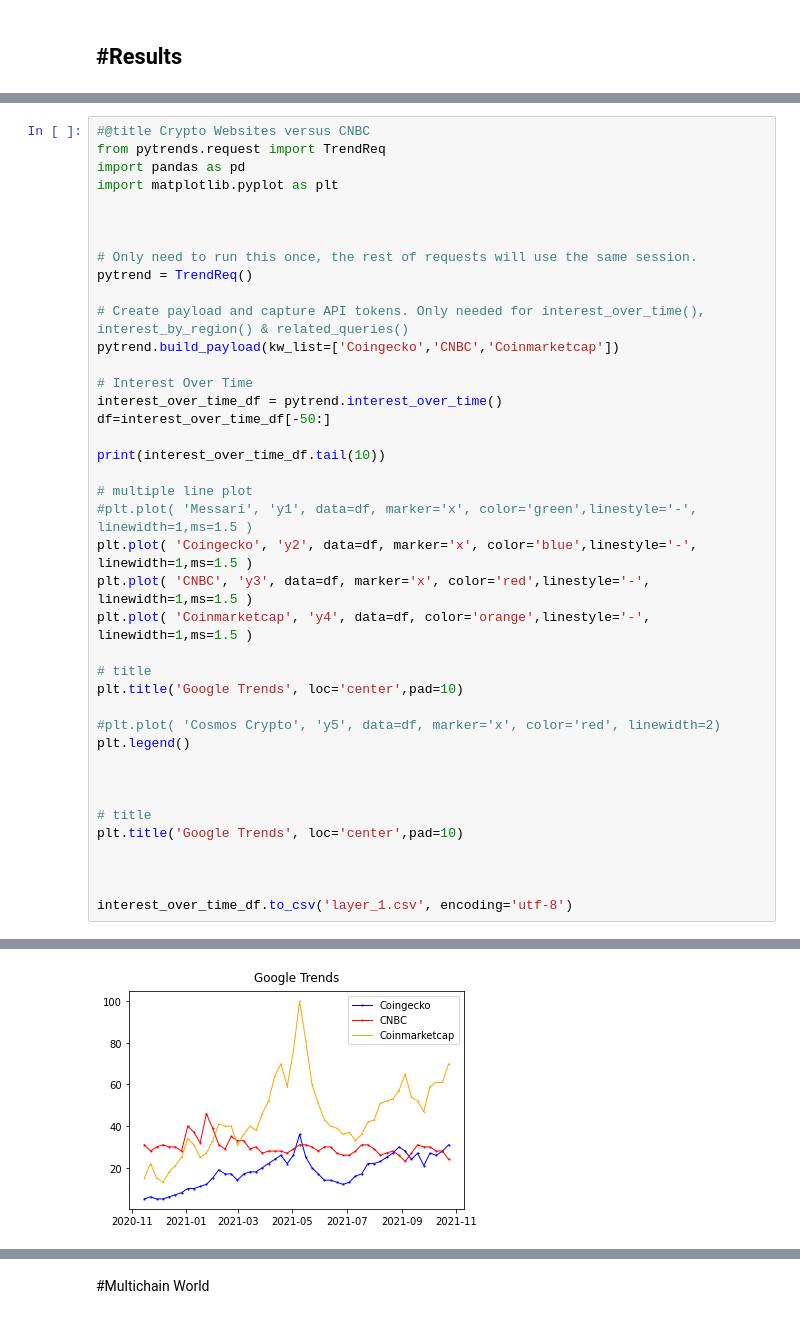
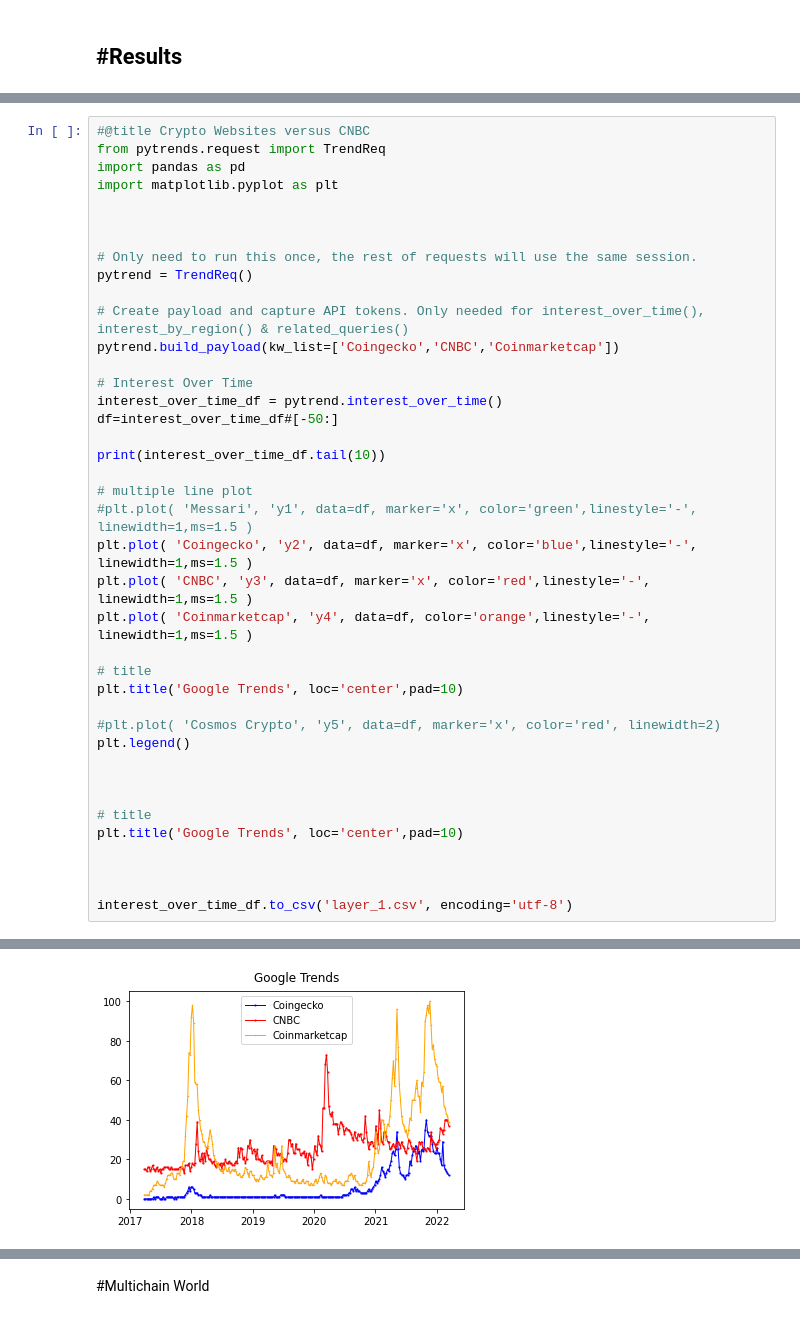
Before and after one commit to charlesdery/Google_trends, a Jupyter notebook: google_trends_viz.ipynb, the cells around one changed output, grey strips where cells are left out. Drawn from its saved outputs; the diff is of its cells as text.

```diff
--- a/google_trends_viz.ipynb
+++ b/google_trends_viz.ipynb
@@ -457,7 +599,7 @@ pytrend.build_payload(kw_list=['Coingecko','CNBC','Coinmarketcap'])
 
 # Interest Over Time
 interest_over_time_df = pytrend.interest_over_time()
-df=interest_over_time_df[-50:]
+df=interest_over_time_df#[-50:]
 
 print(interest_over_time_df.tail(10))
 
@@ -497 +639 @@ date
-[figure, old version]
+[figure, new version]
```
Also changed, not shown: parts of 103 cells of this notebook.
